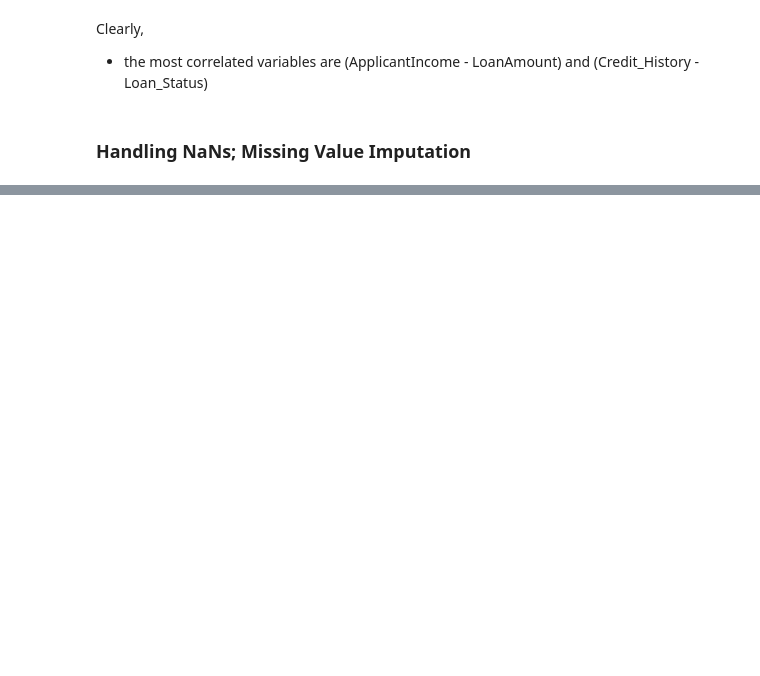
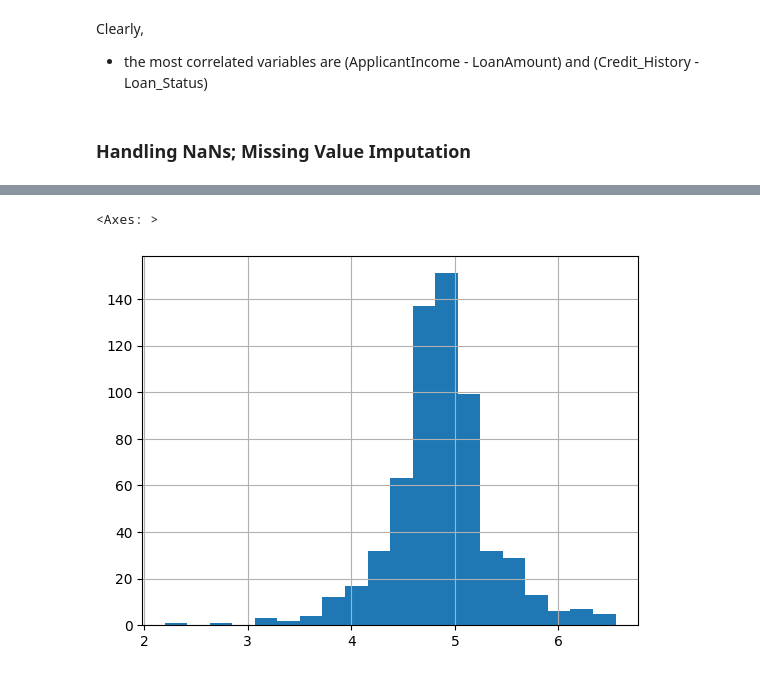
Before and after one commit to bhavbooks/Loan-Approval-Prediction-System, a Jupyter notebook: main.ipynb, the cells around one changed output, grey strips where cells are left out. Saved outputs shown, nothing was run; the diff lists cells and outputs as text; code cells hidden in the pictures; blank space fills up the shorter version.

```diff
--- a/main.ipynb
+++ b/main.ipynb
@@ -750,0 +911,6 @@ Clearly,
+# %%
+train['LoanAmount_log'] = np.log(train['LoanAmount'])
+train['LoanAmount_log'].hist(bins=20)
+# %% [output]
+<Axes: >
+[figure, added]
```
Also changed, not shown: parts of 33 cells of this notebook, 1 other file.
